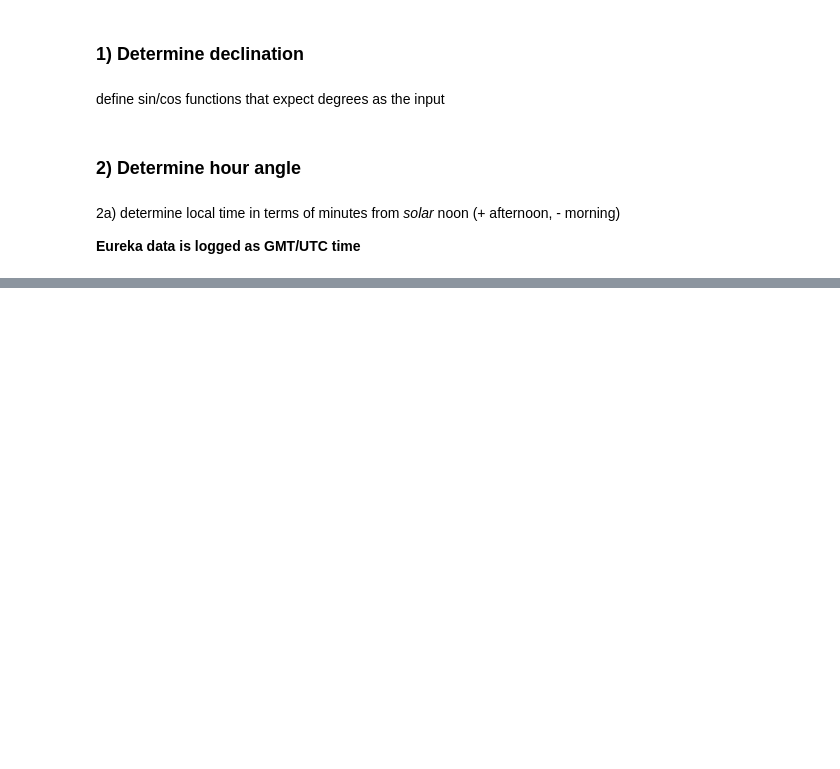
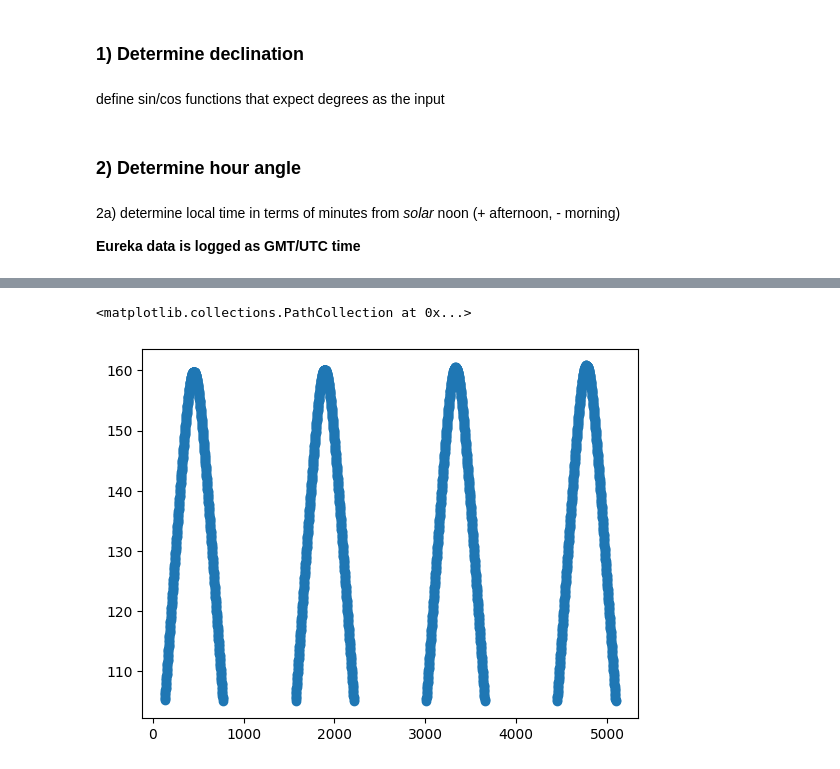
Before and after one commit to JMKniss/arctic-cloud, a Jupyter notebook: notebooks/isnight-test.ipynb, the cells around one changed output, grey strips where cells are left out. Saved outputs shown, nothing was run; the diff lists cells and outputs as text; code cells hidden in the pictures; blank space fills up the shorter version.

```diff
--- a/notebooks/isnight-test.ipynb
+++ b/notebooks/isnight-test.ipynb
@@ -116,0 +147,5 @@ df.head()
+# %%
+plt.scatter(df.index[df['isnight']==True], df['theta_z'][df['isnight']==True])
+# %% [output]
+<matplotlib.collections.PathCollection at 0x...>
+[figure, added]
```
Also changed, not shown: parts of 13 cells of this notebook, 5 other files.
